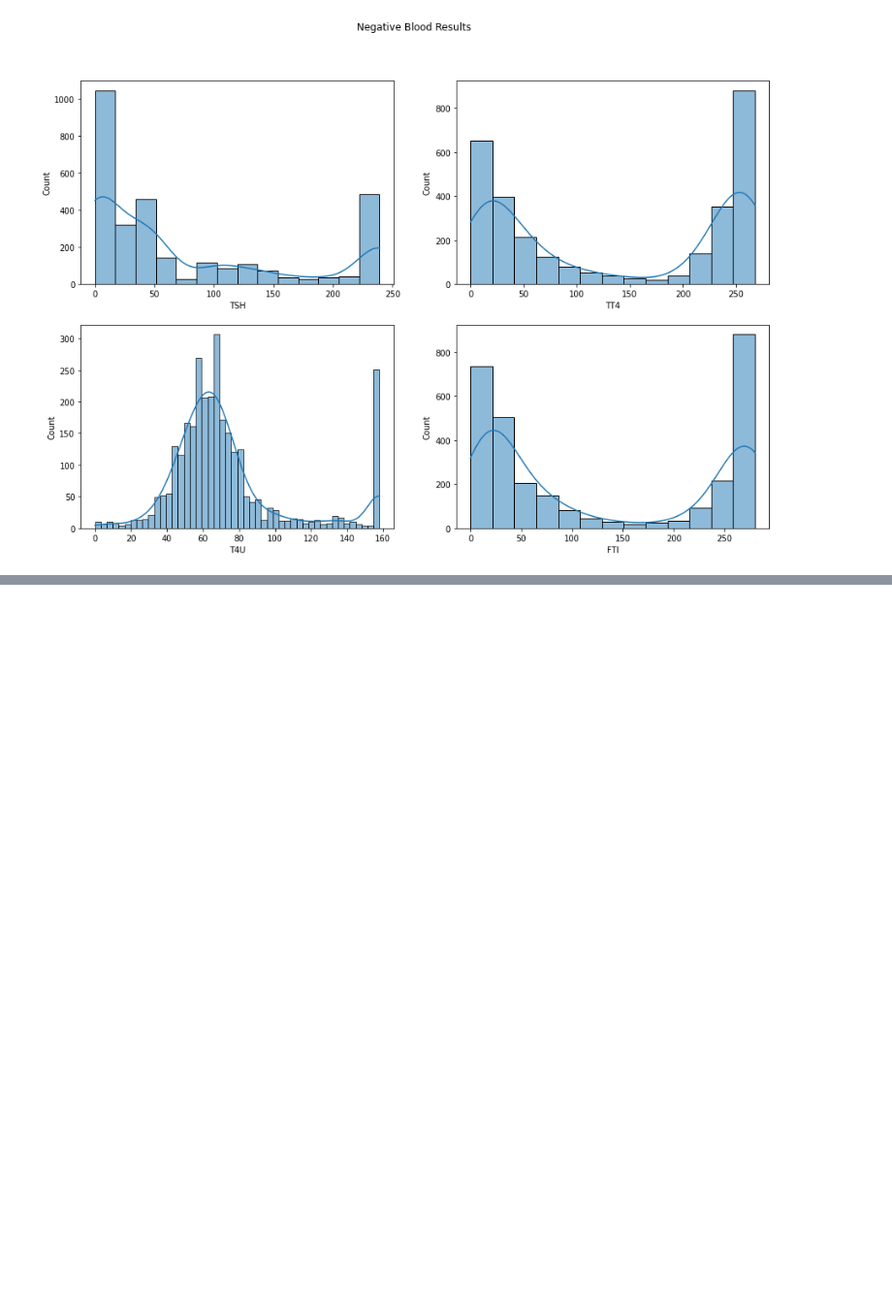
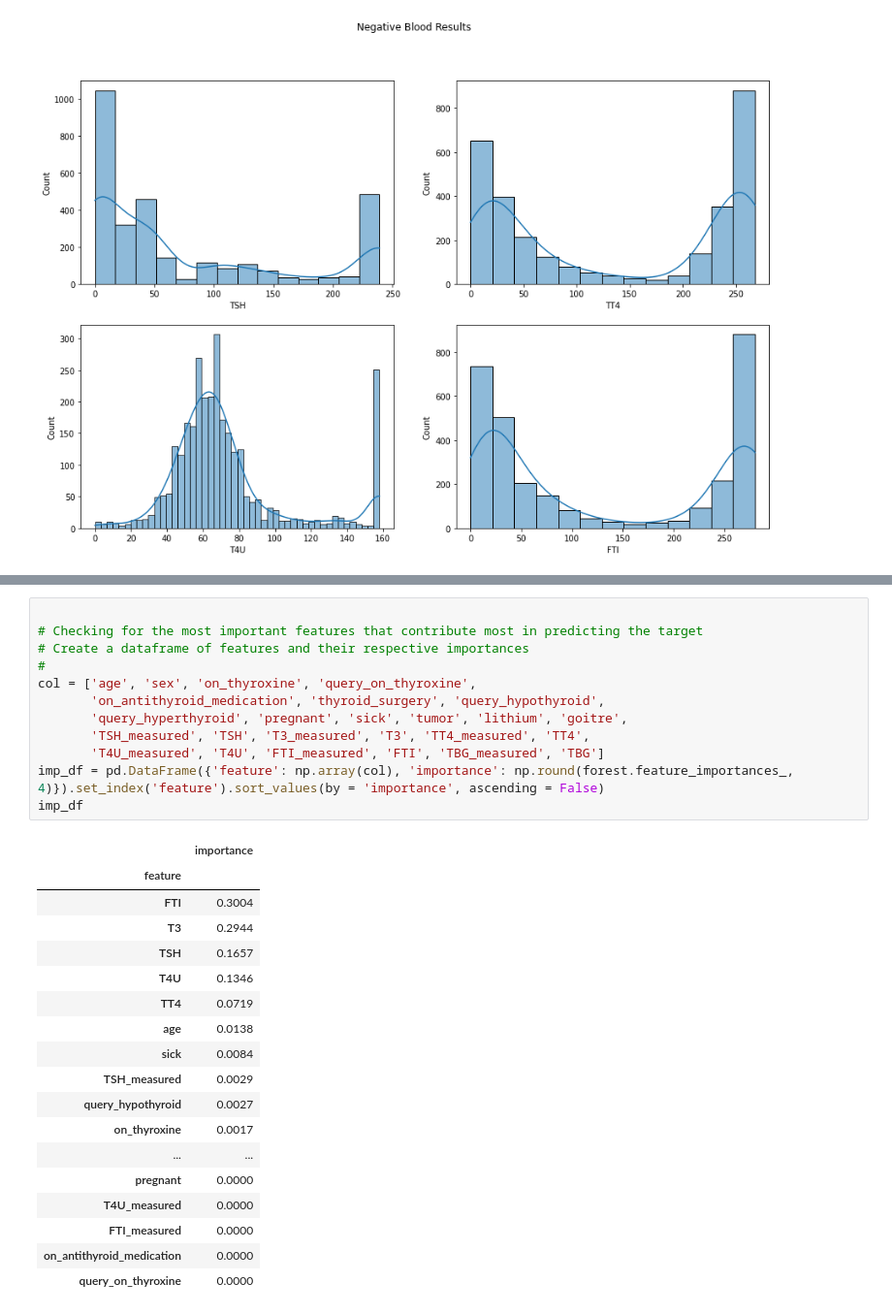
Before and after one commit to Mwadz/Hypothyroidism-Prediction, a Jupyter notebook: Week_8_IP.ipynb, the cells around one changed output, grey strips where cells are left out. Shown at 97% size. Drawn from its saved outputs; the diff is of its cells as text; blank space fills up the shorter version.

```diff
--- a/Week_8_IP.ipynb
+++ b/Week_8_IP.ipynb
@@ -360,0 +544,31 @@ plt.show()
+# %%
+
+# Checking for the most important features that contribute most in predicting the target
+# Create a dataframe of features and their respective importances
+#
+col = ['age', 'sex', 'on_thyroxine', 'query_on_thyroxine',
+       'on_antithyroid_medication', 'thyroid_surgery', 'query_hypothyroid',
+       'query_hyperthyroid', 'pregnant', 'sick', 'tumor', 'lithium', 'goitre',
+       'TSH_measured', 'TSH', 'T3_measured', 'T3', 'TT4_measured', 'TT4',
+       'T4U_measured', 'T4U', 'FTI_measured', 'FTI', 'TBG_measured', 'TBG']
+imp_df = pd.DataFrame({'feature': np.array(col), 'importance': np.round(forest.feature_importances_, 4)}).set_index('feature').sort_values(by = 'importance', ascending = False)
+imp_df
+# %% [output]
+|  | importance |
+| feature |  |
+| FTI | 0.3004 |
+| T3 | 0.2944 |
+| TSH | 0.1657 |
+| T4U | 0.1346 |
+| TT4 | 0.0719 |
+| age | 0.0138 |
+| sick | 0.0084 |
+| TSH_measured | 0.0029 |
+| query_hypothyroid | 0.0027 |
+| on_thyroxine | 0.0017 |
+| ... | ... |
+| pregnant | 0.0000 |
+| T4U_measured | 0.0000 |
+| FTI_measured | 0.0000 |
+| on_antithyroid_medication | 0.0000 |
+| query_on_thyroxine | 0.0000 |
```
Also changed, not shown: parts of 36 cells of this notebook.
